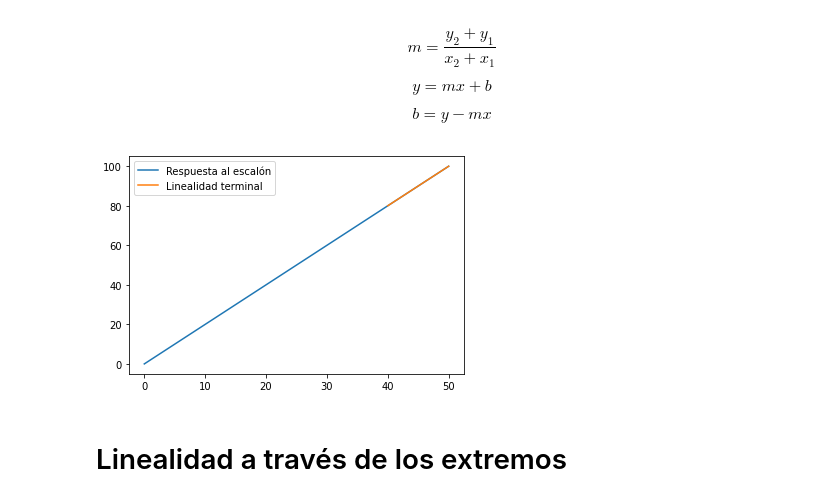
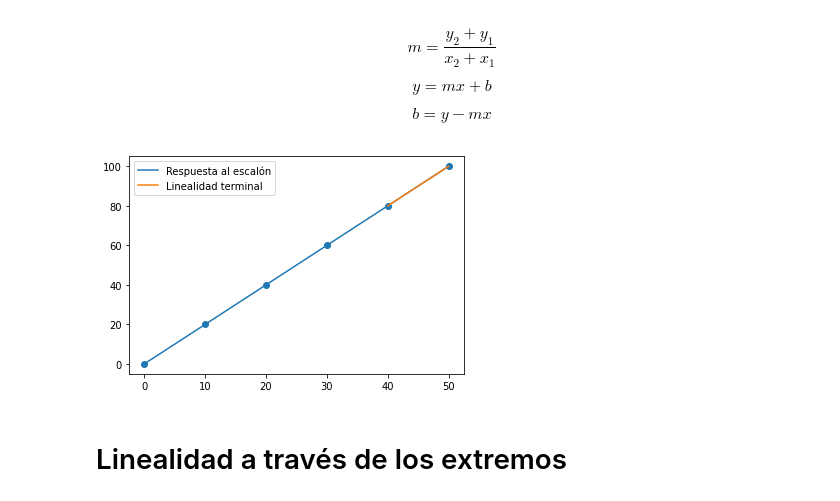
Before and after one commit to Ricardo-Gomez-4-113/Control-inteligente, a Jupyter notebook: Control_Inteligente.ipynb, the cells around one changed output. Cells and saved outputs as stored; diff of their text form; code cells hidden in the pictures.

```diff
--- a/Control_Inteligente.ipynb
+++ b/Control_Inteligente.ipynb
@@ -377,16 +377,17 @@ b= y - mx
 # %%
 x = np.array(x)
 y = np.array(y)
 # Aproximación de la pendiente
 m = (y[-1] - y[-2]) / (x[-1] - x[-2])
 
 # Graficar la curva y la linealidad terminal
+plt.scatter(x, y)
 plt.plot(x, y, label='Respuesta al escalón')
 plt.plot(x[-2:], y[-2] + m*(x[-2:] - x[-2]), label='Linealidad terminal')
 plt.legend()
 plt.show()
 # %% [output]
-[figure, old version]
+[figure, new version]
 # %% [markdown]
 # Linealidad a través de los extremos
 # %% [markdown]
```
Also changed, not shown: parts of 2 cells of this notebook.
